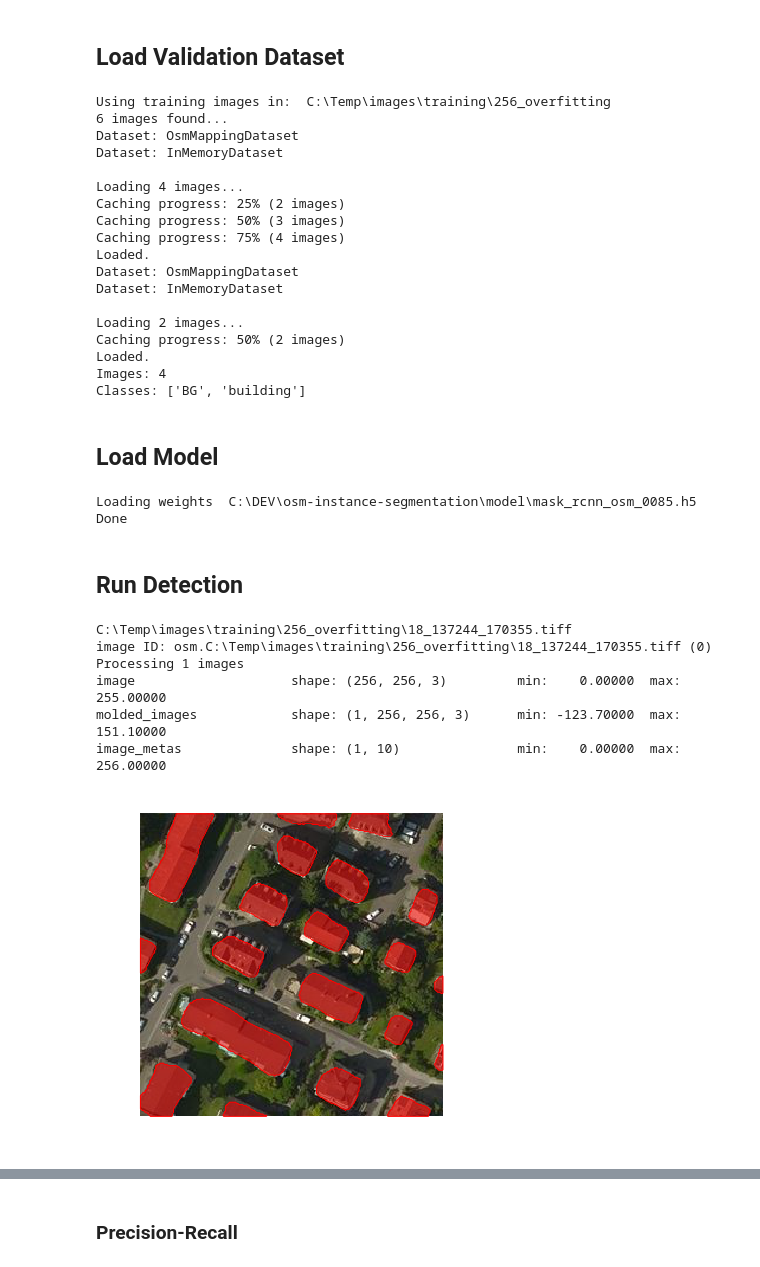
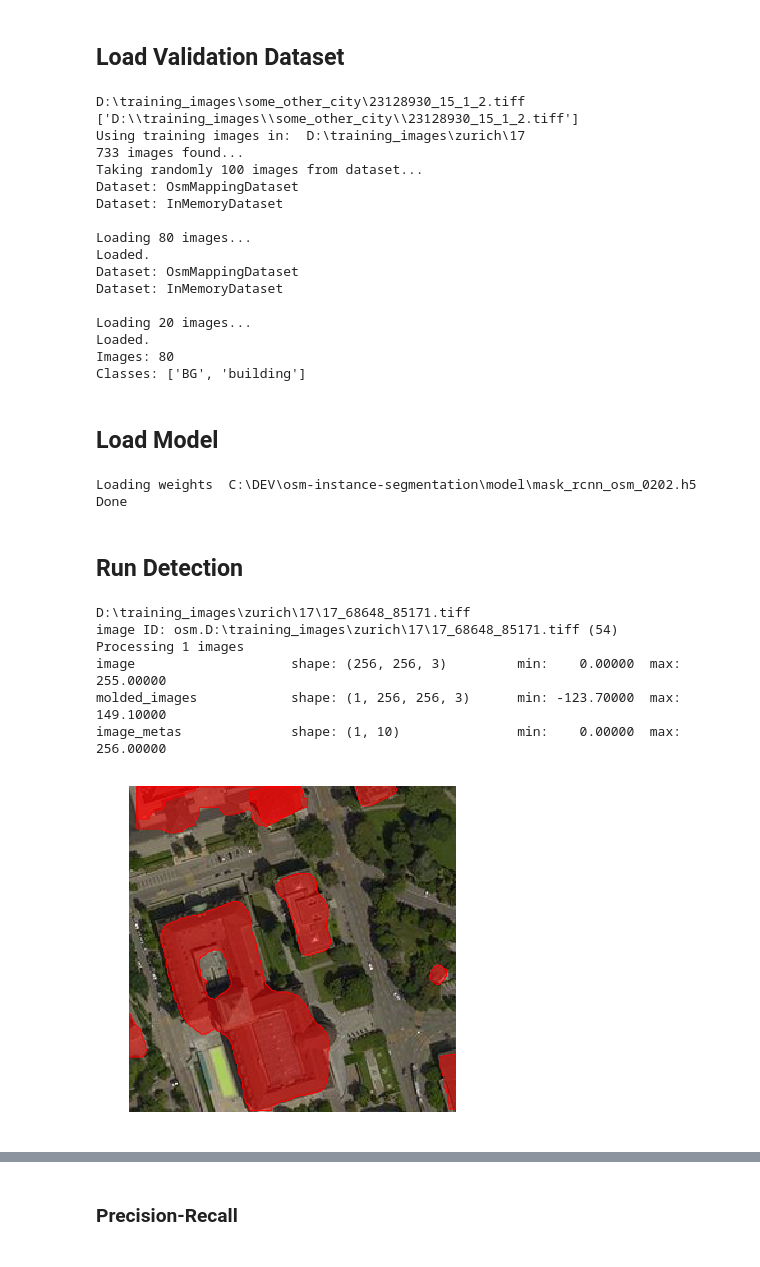
Before and after one commit to mnboos/osm-instance-segmentation, a Jupyter notebook: inspect_model.ipynb, the cells around one changed output, grey strips where cells are left out. Drawn from its saved outputs; the diff is of its cells as text; code cells hidden in the pictures.

```diff
--- a/inspect_model.ipynb
+++ b/inspect_model.ipynb
@@ -17,7 +17,7 @@ import matplotlib.patches as patches
 
 from mask_rcnn import utils, visualize
 from mask_rcnn import model as modellib
-from mask_rcnn.visualize import display_images
+from mask_rcnn.visualize import display_images, random_colors
 from mask_rcnn.model import log
 from core.mask_rcnn_config import IMAGE_WIDTH
 
@@ -31,7 +31,7 @@ print(IMAGE_WIDTH)
 ROOT_DIR = os.getcwd()
 
 # Path to Shapes trained weights
-WEIGHTS_PATH = os.path.join(ROOT_DIR, "model", "mask_rcnn_osm_0085.h5")
+WEIGHTS_PATH = os.path.join(ROOT_DIR, "model", "mask_rcnn_osm_0202.h5")
 assert os.path.isfile(WEIGHTS_PATH)
 # %% [output]
 256
@@ -109,18 +109,22 @@ from core.mask_rcnn_config import OsmMappingDataset
 from core.train import get_random_datasets
 import glob
 
-TRAINING_DATA_DIR = r"C:\Temp\images\training\256_overfitting"
+TRAINING_DATA_DIR = r"D:\training_images\zurich\17"
+# TRAINING_DATA_DIR = r"C:\Temp\images\training\256_overfitting"
 # TRAINING_DATA_DIR = r"C:\DEV\osm-instance-segmentation\test\data"
 # path = os.path.join(TRAINING_DATA_DIR, "**/capetown.bmp")
-path = os.path.join(TRAINING_DATA_DIR, "**/*.tiff")
-images = glob.glob(path, recursive=True) # list(filter(lambda f: f.endswith(".tiff"), os.listdir(TRAINING_DATA_DIR)))
+# path = os.path.join(TRAINING_DATA_DIR, "**/*.tiff")
+# path = os.path.join(TRAINING_DATA_DIR, r"some_other_city\23128930_15_1_2.tiff")
+print(path)
+images = glob.glob(path, recursive=True)
 
+print(images)
 random.shuffle(images)
 # TRAINING_DATA_DIR = r"C:\Users\Martin\Screenshots"
 # images = list(os.listdir(TRAINING_DATA_DIR))
 
 
-cutoffIndex = int(len(images)*.8)
+cutoffIndex = int(len(images)*1)
 # validationImages = images[cutoffIndex:-1]
 validationImages = images
 
@@ -129,30 +133,29 @@ validationImages = images
 # dataset.load(validationImages)
 # dataset.prepare()
 
-dataset, _ = get_random_datasets(10, TRAINING_DATA_DIR)
+dataset, _ = get_random_datasets(100, TRAINING_DATA_DIR, no_logging=True)
 
 # Must call before using the dataset
 dataset.prepare()
 
 print("Images: {}\nClasses: {}".format(len(dataset.image_ids), dataset.class_names))
 # %% [output]
-Using training images in:  C:\Temp\images\training\256_overfitting
-6 images found...
+D:\training_images\some_other_city\23128930_15_1_2.tiff
+['D:\\training_images\\some_other_city\\23128930_15_1_2.tiff']
+Using training images in:  D:\training_images\zurich\17
+733 images found...
+Taking randomly 100 images from dataset...
 Dataset: OsmMappingDataset
 Dataset: InMemoryDataset
 
-Loading 4 images...
-Caching progress: 25% (2 images)
-Caching progress: 50% (3 images)
-Caching progress: 75% (4 images)
+Loading 80 images...
 Loaded.
 Dataset: OsmMappingDataset
 Dataset: InMemoryDataset
 
-Loading 2 images...
-Caching progress: 50% (2 images)
+Loading 20 images...
 Loaded.
-Images: 4
+Images: 80
 Classes: ['BG', 'building']
 # %% [markdown]
 ## Load Model
@@ -168,44 +171,44 @@ print("Loading weights ", WEIGHTS_PATH)
 model.load_weights(WEIGHTS_PATH, by_name=True)
 print("Done")
 # %% [output]
-Loading weights  C:\DEV\osm-instance-segmentation\model\mask_rcnn_osm_0085.h5
+Loading weights  C:\DEV\osm-instance-segmentation\model\mask_rcnn_osm_0202.h5
 Done
 # %% [markdown]
 ## Run Detection
 # %%
 image_id = random.choice(dataset.image_ids)
 # image = dataset.load_image(image_id)
 image, image_meta, gt_class_id, gt_bbox, gt_mask = modellib.load_image_gt(dataset, config, image_id, use_mini_mask=False)
 info = dataset.image_info[image_id]
 print(info["path"])
 print("image ID: {}.{} ({}) {}".format(info["source"], info["id"], image_id,
                                        dataset.image_reference(image_id)))
 # Run object detection
 results = model.detect([image], verbose=1)
 
-colors = colors=random_colors(1)
+colors = random_colors(1)
 
 # Display results
 ax = get_ax(1, size=6)
 r = results[0]
 visualize.display_instances(image, r['rois'], r['masks'], r['class_ids'], dataset.class_names, r['scores'],
                             ax=ax,
                             show_boxes=False, colors=colors)
 
 img = np.invert(plt.imread(info["path"][:-1]))
 
 
 # log("gt_class_id", gt_class_id)
 # log("gt_bbox", gt_bbox)
 # log("gt_mask", gt_mask)
 # %% [output]
-C:\Temp\images\training\256_overfitting\18_137244_170355.tiff
-image ID: osm.C:\Temp\images\training\256_overfitting\18_137244_170355.tiff (0)
+D:\training_images\zurich\17\17_68648_85171.tiff
+image ID: osm.D:\training_images\zurich\17\17_68648_85171.tiff (54)
 Processing 1 images
 image                    shape: (256, 256, 3)         min:    0.00000  max:  255.00000
-molded_images            shape: (1, 256, 256, 3)      min: -123.70000  max:  151.10000
+molded_images            shape: (1, 256, 256, 3)      min: -123.70000  max:  149.10000
 image_metas              shape: (1, 10)               min:    0.00000  max:  256.00000
-[figure, old version]
+[figure, new version]
 # %%
 from mask_rcnn.visualize import random_colors
 
```
Also changed, not shown: parts of 22 cells of this notebook, 1 other file.
